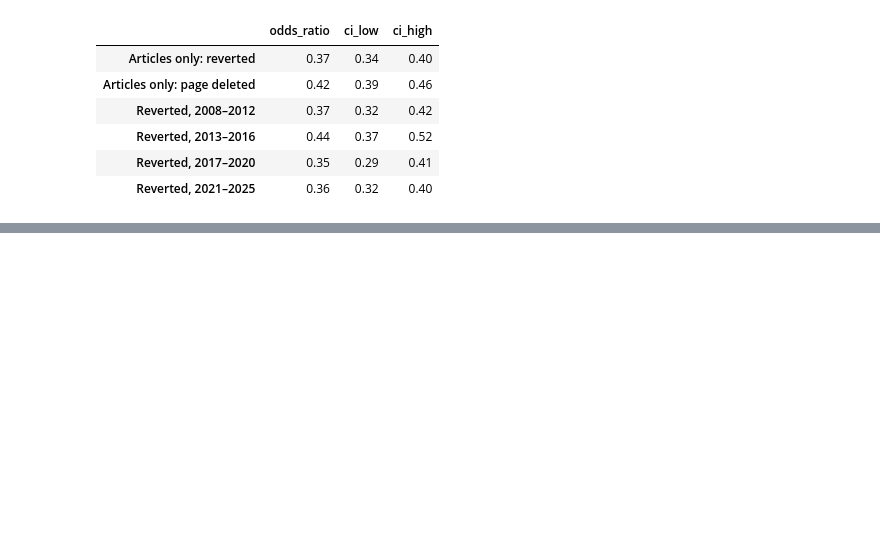
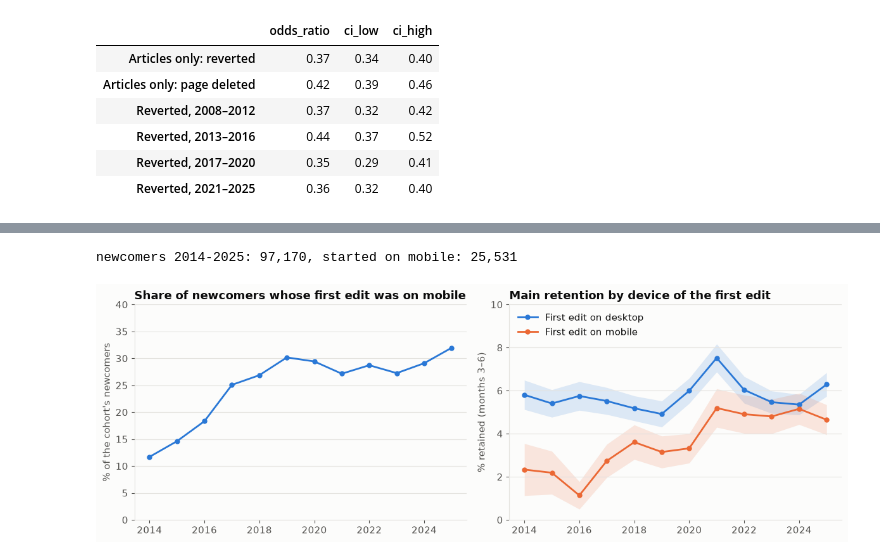
Before and after one commit to oleksandra-missa/community-retention-analytics, a Jupyter notebook: analysis/notebooks/02_first_experiences.ipynb, the cells around one changed output, grey strips where cells are left out. Saved outputs shown, nothing was run; the diff lists cells and outputs as text; code cells hidden in the pictures; blank space fills up the shorter version.

```diff
--- a/analysis/notebooks/02_first_experiences.ipynb
+++ b/analysis/notebooks/02_first_experiences.ipynb
@@ -56,7 +56,11 @@ in section 6.
 # Plain numeric types (no convert_dtypes): the regression library can't read pandas' newer integer types
 first_day = con.sql("""
     with first_day_edits as (
-        select n.user_id, e.page_namespace, e.is_reverted, e.page_deleted_within_30_days
+        select
+            n.user_id, e.page_namespace, e.is_reverted, e.page_deleted_within_30_days,
+            -- revision_tags is comma-separated text; splitting it avoids matching 'advanced mobile edit' by accident
+            list_contains(string_split(coalesce(e.revision_tags, ''), ','), 'mobile edit') as is_mobile,
+            row_number() over (partition by n.user_id order by e.event_timestamp, e.revision_id) as edit_number
         from newcomers n
         join edits e
           on e.editor_type = 'registered'
@@ -70,7 +74,8 @@ first_day = con.sql("""
             bool_or(is_reverted) as reverted,
             bool_or(page_deleted_within_30_days) as page_deleted,
             bool_or(is_reverted and page_namespace = 0) as reverted_in_article,
-            bool_or(page_deleted_within_30_days and page_namespace = 0) as page_deleted_in_article
+            bool_or(page_deleted_within_30_days and page_namespace = 0) as page_deleted_in_article,
+            bool_or(is_mobile) filter (where edit_number = 1) as first_edit_mobile
         from first_day_edits
         group by user_id
     )
@@ -95,6 +100,7 @@ first_day = con.sql("""
         p.page_deleted::int as page_deleted,
         p.reverted_in_article::int as reverted_in_article,
         p.page_deleted_in_article::int as page_deleted_in_article,
+        p.first_edit_mobile::int as first_edit_mobile,
         n.retained_months_3_to_6::int as retained
     from newcomers n
     join per_newcomer p using (user_id)
@@ -168,9 +174,10 @@ by_edits.round(1)
 | 5–9 | 11004 | 38.3 | 33.4 | 8.5 |
 | 10+ | 7370 | 47.1 | 44.9 | 14.5 |
 # %%
-def retention_by(group_column, flag_column, order):
+def retention_by(group_column, flag_column, order, data=None):
     """Retention with 95% intervals for newcomers with and without the flag, within each group."""
-    table = (first_day.groupby([group_column, flag_column])["retained"]
+    data = first_day if data is None else data
+    table = (data.groupby([group_column, flag_column])["retained"]
              .agg(newcomers="size", retained="sum").reset_index())
     table["retained_pct"], table["ci_pp"] = rate_with_ci(table["retained"], table["newcomers"])
     return table.pivot(index=group_column, columns=flag_column).reindex(order)
@@ -402,0 +416,35 @@ checks.round(2)
+# %%
+mobile_cohorts = first_day[first_day["cohort_year"] >= 2014].copy()
+mobile_cohorts["mobile_period"] = pd.cut(mobile_cohorts["cohort_year"], bins=[2013, 2016, 2020, 2025],
+                                         labels=["2014–2016", "2017–2020", "2021–2025"]).astype(str)
+print(f"newcomers 2014-2025: {len(mobile_cohorts):,}, started on mobile: {mobile_cohorts['first_edit_mobile'].sum():,}")
+
+mobile_by_year = (mobile_cohorts.groupby(["cohort_year", "first_edit_mobile"])["retained"]
+                  .agg(newcomers="size", retained="sum").reset_index())
+mobile_by_year["retained_pct"], mobile_by_year["ci_pp"] = rate_with_ci(mobile_by_year["retained"],
+                                                                       mobile_by_year["newcomers"])
+mobile_by_year = mobile_by_year.pivot(index="cohort_year", columns="first_edit_mobile")
+share_mobile = 100 * mobile_cohorts.groupby("cohort_year")["first_edit_mobile"].mean()
+
+fig, (left, right) = plt.subplots(1, 2, figsize=(12, 4.2))
+left.plot(share_mobile.index, share_mobile, color=BLUE, linewidth=2, marker="o", markersize=5)
+left.set_title("Share of newcomers whose first edit was on mobile")
+left.set_ylabel("% of the cohort's newcomers")
+left.set_ylim(0, 40)
+
+for flag, color, name in [(0, BLUE, "First edit on desktop"), (1, ORANGE, "First edit on mobile")]:
+    rate, ci = mobile_by_year[("retained_pct", flag)], mobile_by_year[("ci_pp", flag)]
+    right.fill_between(mobile_by_year.index, rate - ci, rate + ci, color=color, alpha=0.15, linewidth=0)
+    right.plot(mobile_by_year.index, rate, color=color, linewidth=2, marker="o", markersize=5, label=name)
+right.set_title("Main retention by device of the first edit")
+right.set_ylabel("% retained (months 3–6)")
+right.set_ylim(0, 10)
+right.legend(frameon=False, loc="upper left")
+
+for ax in (left, right):
+    ax.set_xticks(range(2014, 2026, 2))
+plt.tight_layout()
+plt.show()
+# %% [output]
+newcomers 2014-2025: 97,170, started on mobile: 25,531
+[figure, added]
```
Also changed, not shown: parts of 7 cells of this notebook, 4 other files.
